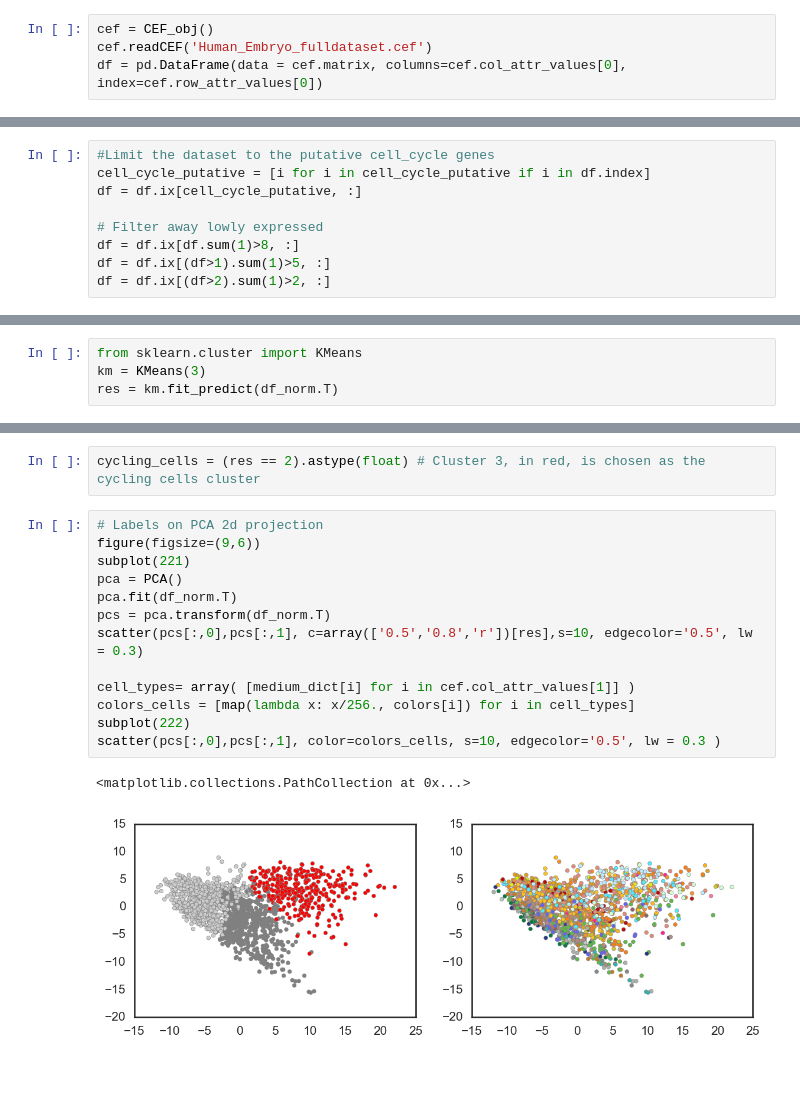
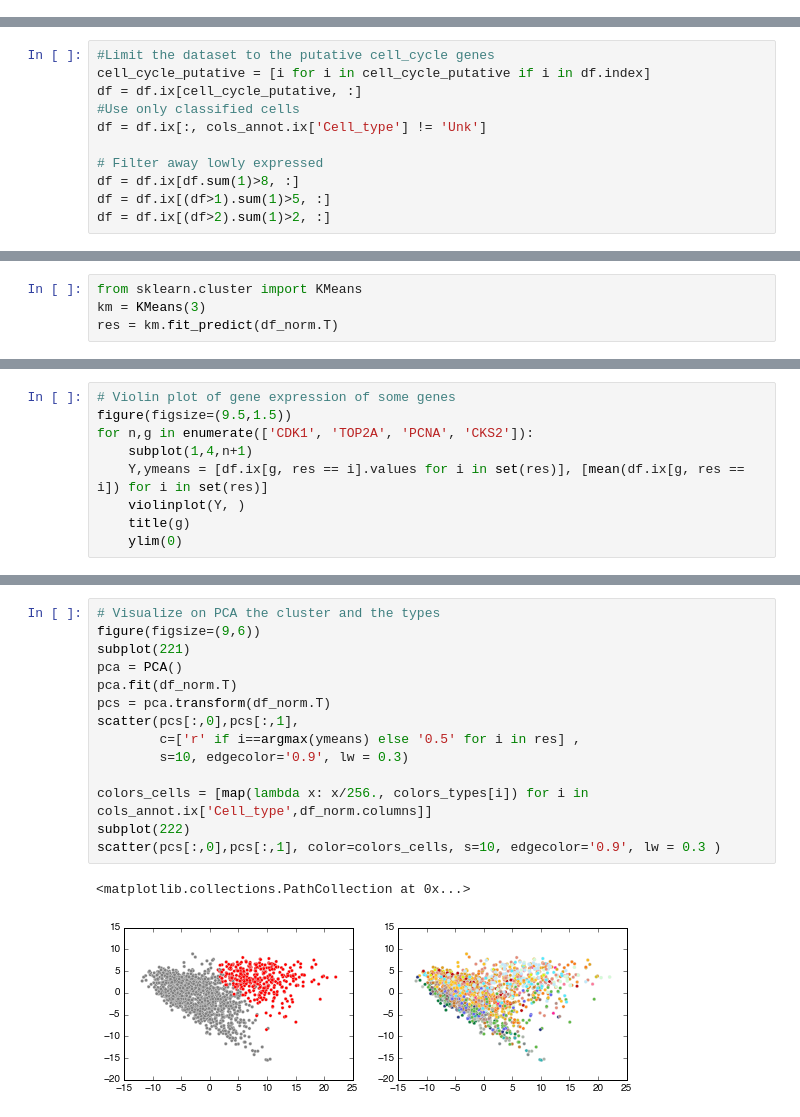
Before and after one commit to linnarsson-lab/ipynb-lamanno2016, a Jupyter notebook: ipynb-lamanno2016-proliferation.ipynb, the cells around one changed output, grey strips where cells are left out. Saved outputs shown, nothing was run; the diff lists cells and outputs as text; blank space fills up the shorter version.

```diff
--- a/ipynb-lamanno2016-proliferation.ipynb
+++ b/ipynb-lamanno2016-proliferation.ipynb
@@ -23,7 +24,3 @@ from seaborn import violinplot
 ## Load cef file
 # %%
 df, rows_annot, cols_annot, headers  = cef2df('Human_Embryo_fulldataset.cef')
-# %%
-cef = CEF_obj()
-cef.readCEF('Human_Embryo_fulldataset.cef')
-df = pd.DataFrame(data = cef.matrix, columns=cef.col_attr_values[0], index=cef.row_attr_values[0])
@@ -57,6 +36,8 @@ cell_cycle_putative = open('PANTHER_cell_cycle_genes.txt').read().split('\n')
 #Limit the dataset to the putative cell_cycle genes
 cell_cycle_putative = [i for i in cell_cycle_putative if i in df.index]
 df = df.ix[cell_cycle_putative, :]
+#Use only classified cells
+df = df.ix[:, cols_annot.ix['Cell_type'] != 'Unk']
 
 # Filter away lowly expressed
 df = df.ix[df.sum(1)>8, :]
@@ -167,0 +108,9 @@ colors_reord = [map(lambda x: x/256., colors[i]) for i in wanted_order]
+# %%
+# Violin plot of gene expression of some genes
+figure(figsize=(9.5,1.5))
+for n,g in enumerate(['CDK1', 'TOP2A', 'PCNA', 'CKS2']):
+    subplot(1,4,n+1)
+    Y,ymeans = [df.ix[g, res == i].values for i in set(res)], [mean(df.ix[g, res == i]) for i in set(res)]
+    violinplot(Y, )
+    title(g)
+    ylim(0)
@@ -179,18 +123,17 @@ ylim(0)
-# %%
-cycling_cells = (res == 2).astype(float) # Cluster 3, in red, is chosen as the cycling cells cluster
 # %%
-# Labels on PCA 2d projection
+# Visualize on PCA the cluster and the types
 figure(figsize=(9,6))
 subplot(221)
 pca = PCA()
 pca.fit(df_norm.T)
 pcs = pca.transform(df_norm.T)
-scatter(pcs[:,0],pcs[:,1], c=array(['0.5','0.8','r'])[res],s=10, edgecolor='0.5', lw = 0.3)
+scatter(pcs[:,0],pcs[:,1],
+        c=['r' if i==argmax(ymeans) else '0.5' for i in res] ,
+        s=10, edgecolor='0.9', lw = 0.3)
 
-cell_types= array( [medium_dict[i] for i in cef.col_attr_values[1]] )
-colors_cells = [map(lambda x: x/256., colors[i]) for i in cell_types]
+colors_cells = [map(lambda x: x/256., colors_types[i]) for i in cols_annot.ix['Cell_type',df_norm.columns]]
 subplot(222)
-scatter(pcs[:,0],pcs[:,1], color=colors_cells, s=10, edgecolor='0.5', lw = 0.3 )
+scatter(pcs[:,0],pcs[:,1], color=colors_cells, s=10, edgecolor='0.9', lw = 0.3 )
 # %% [output]
 <matplotlib.collections.PathCollection at 0x...>
-[figure, old version]
+[figure, new version]
```
Also changed, not shown: parts of 43 cells of this notebook, 1 other file.
